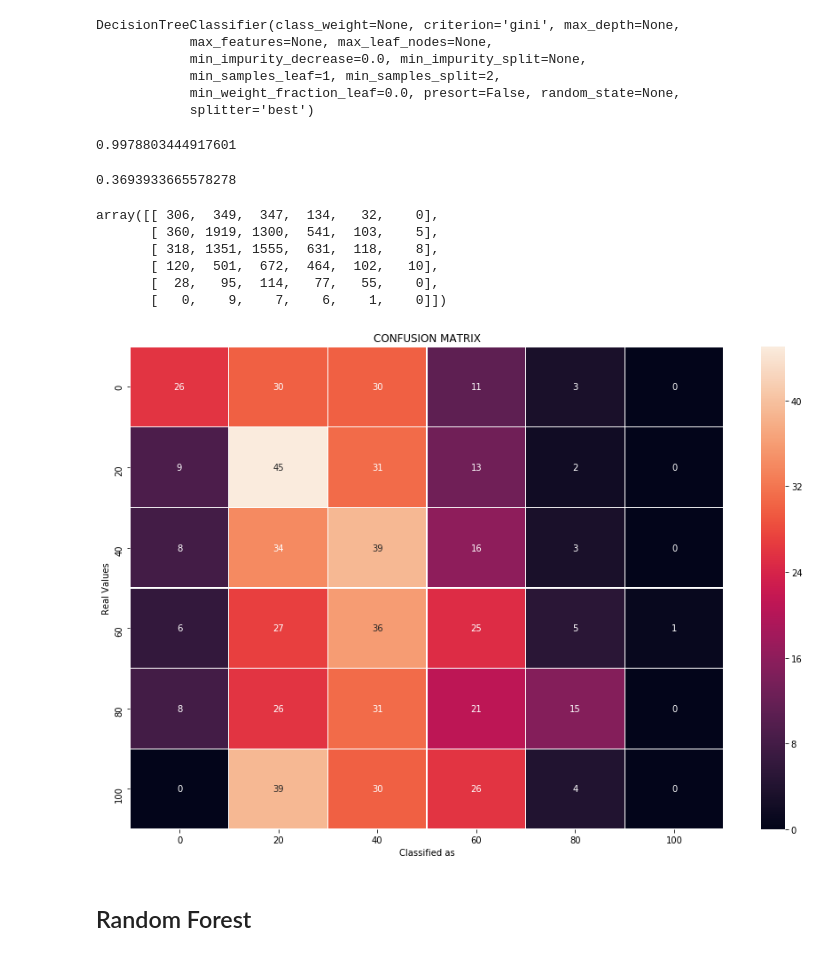
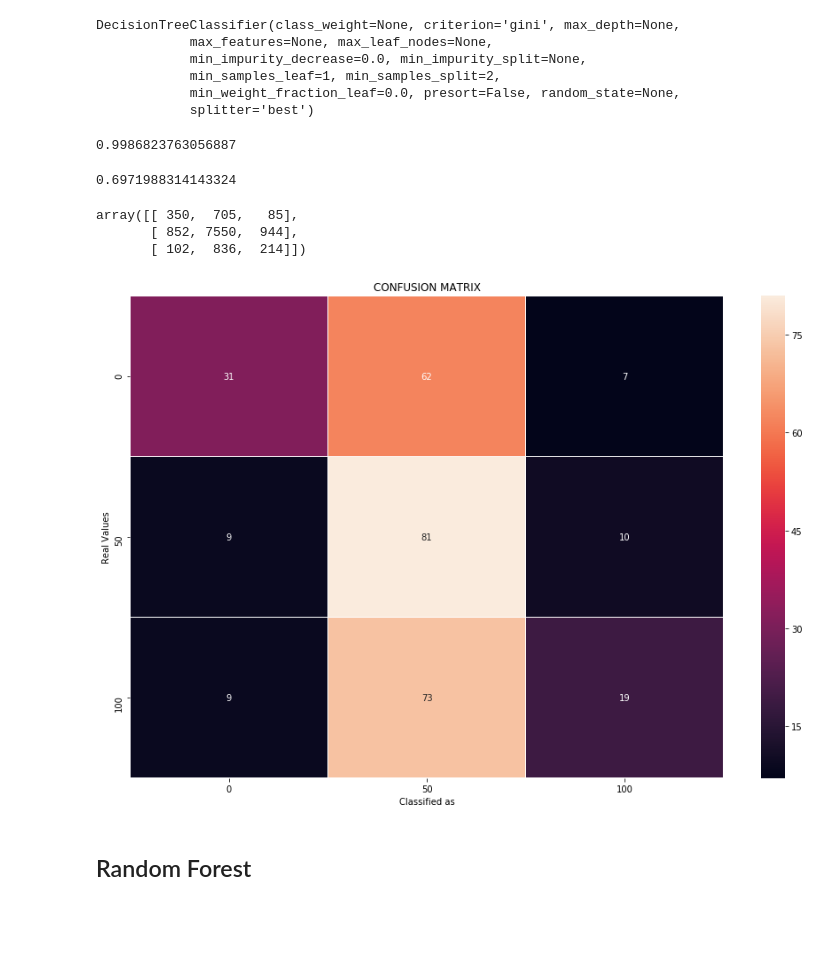
Before and after one commit to AlbertoCastellanos/Ironhack_Data_FinalProject, a Jupyter notebook: main.ipynb, the cells around one changed output. Drawn from its saved outputs; the diff is of its cells as text; code cells hidden in the pictures; blank space fills up the shorter version.

```diff
--- a/main.ipynb
+++ b/main.ipynb
@@ -430,6 +430,7 @@ spotifyFilt['popularity'].value_counts()
 Name: popularity, Length: 100, dtype: int64
 # %%
 Clas=spotifyFilt.copy()
-Clas['popularityClas']=pd.cut(Clas['popularity'],[-1,0,20,40,60,80,100], labels=[0,20,40,60,80,100])
+labl=[0,50,100]
+Clas['popularityClas']=pd.cut(Clas['popularity'],[-1,0,50,100], labels=labl)
 Clas['popularityClas'].value_counts()
 # %% [output]
@@ -547,25 +542,22 @@ DecisionTreeClassifier(class_weight=None, criterion='gini', max_depth=None,
 # %%
 dtModel.score(X_train, y_train)
 # %% [output]
-0.9978803444917601
+0.9986823763056887
 # %%
 y_pred_test_dt=dtModel.predict(X_test)
 # %%
 metrics.accuracy_score(y_test, y_pred_test_dt)
 # %% [output]
-0.3693933665578278
+0.6971988314143324
 # %%
 cmdt=confusion_matrix(y_test, y_pred_test_dt)
 display(cmdt)
-confusionMatrixHeatmap(cmdt, [0,20,40,60,80,100])
+confusionMatrixHeatmap(cmdt, labl)
 # %% [output]
-array([[ 306,  349,  347,  134,   32,    0],
-       [ 360, 1919, 1300,  541,  103,    5],
-       [ 318, 1351, 1555,  631,  118,    8],
-       [ 120,  501,  672,  464,  102,   10],
-       [  28,   95,  114,   77,   55,    0],
-       [   0,    9,    7,    6,    1,    0]])
+array([[ 350,  705,   85],
+       [ 852, 7550,  944],
+       [ 102,  836,  214]])
-[figure, old version]
+[figure, new version]
 # %% [markdown]
 ## Random Forest
 # %%
```
Also changed, not shown: parts of 25 cells of this notebook.
